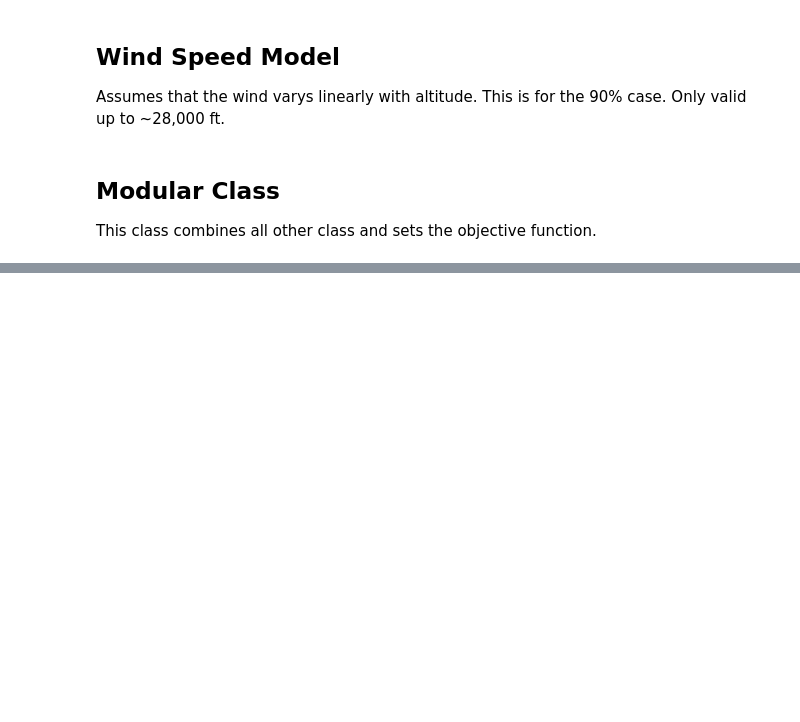
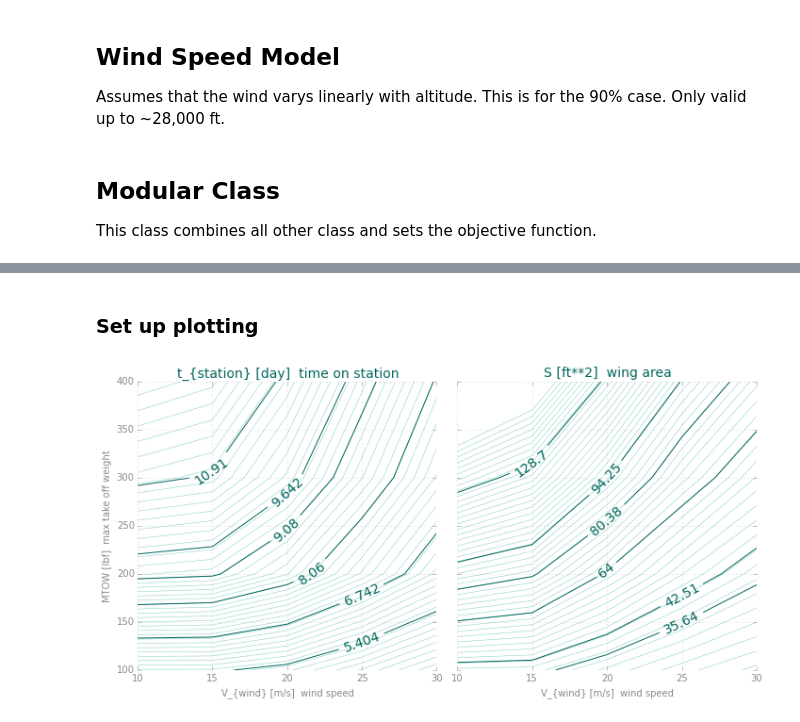
Before and after one commit to convexengineering/gplibrary, a Jupyter notebook: 1682/gas_male_interactive.ipynb, the cells around one changed output, grey strips where cells are left out. Cells and saved outputs as stored; diff of their text form; code cells hidden in the pictures; blank space fills up the shorter version.

Commit message:
added interactive tools and cleaned up models

```diff
--- a/1682/gas_male_interactive.ipynb
+++ b/1682/gas_male_interactive.ipynb
@@ -89,7 +98,7 @@ Assumes that the at the eng of each flight segment the weight ($W_{end}$) must b
 class FuelWeight(ConstraintSet):
     def __init__(self, **kwargs):
 
-        MTOW = Variable('MTOW', 143, 'lbf', 'max take off weight')
+        #System Variables
         W_end = VectorVariable(NSeg, 'W_{end}', 'lbf', 'segment-end weight')
         W_fuel = VectorVariable(NSeg, 'W_{fuel}', 'lbf', 'segment-fuel weight')
         W_zfw = Variable('W_{zfw}', 'lbf', 'Zero fuel weight')
@@ -387,20 +443,22 @@ Assumes that the wind varys linearly with altitude.  This is for the 90% case.
 class Wind(ConstraintSet):
     def __init__(self, **kwargs):
 
-        V_wind = VectorVariable(2, 'V_{wind}', 'm/s', 'wind speed')
+        V_wind = Variable('V_{wind}', 25, 'm/s', 'wind speed')
         V = VectorVariable(NSeg, 'V', 'm/s', 'cruise speed')
+        #h = VectorVariable(NSeg, 'h', 'ft', 'altitude')
+#
+        #wd_cnst = Variable('wd_{cnst}', 0.001077, 'm/s/ft',
+        #                   'wind speed constant predicted by model')
+        #                    #0.002 is worst case, 0.0015 is mean at 45d
+        #wd_ln = Variable('wd_{ln}', 8.845, 'm/s',
+        #                 'linear wind speed variable')
+        #               #13.009 is worst case, 8.845 is mean at 45deg
 
-        wd_cnst = Variable('wd_{cnst}', 0.001077, 'm/s/ft',
-                           'wind speed constant predicted by model')
-                            #0.002 is worst case, 0.0015 is mean at 45d
-        wd_ln = Variable('wd_{ln}', 8.845, 'm/s',
-                         'linear wind speed variable')
-                       #13.009 is worst case, 8.845 is mean at 45deg
-
-        constraints = [V_wind[0] >= wd_cnst*h[iLoiter] + wd_ln,
-                       V_wind[1] >= wd_cnst*h[iCruise] + wd_ln,
-                       V[iLoiter] >= V_wind[0],
-                       V[iCruise] >= V_wind[1]]
+        constraints = [#V_wind[0] >= wd_cnst*h[iLoiter] + wd_ln,
+                       #V_wind[1] >= wd_cnst*h[iCruise] + wd_ln,
+                       #V[iLoiter] >= V_wind[0],
+                        V[iLoiter] >= V_wind]
+                       #V[iCruise] >= V_wind[1]]
 
         ConstraintSet.__init__(self, constraints, **kwargs)
 # %% [markdown]
@@ -435,5 +493,5 @@ class GasPoweredHALE(Model):
 
 if __name__ == '__main__':
     M = GasPoweredHALE()
-    sol = M.solve('cvxopt')
+    sol = M.solve('mosek')
 # %% [output]
@@ -456,0 +537,13 @@ Free Variables
+# %% [markdown]
+### Set up plotting
+# %%
+import numpy as np
+M.substitutions.update({"MTOW": ('sweep', np.linspace(100, 400, 4)),
+                        "V_{wind}": ('sweep', np.linspace(10, 30, 5))})
+sol = M.solve(solver="mosek", verbosity=0, skipsweepfailures=True)
+# %%
+%matplotlib inline
+from gpkit.interactive.plotting import contour_array
+_ = contour_array(M, "V_{wind}", "MTOW", ["t_{station}", "S"])
+# %% [output]
+[figure, added]
```
Also changed, not shown: parts of 17 cells of this notebook.
